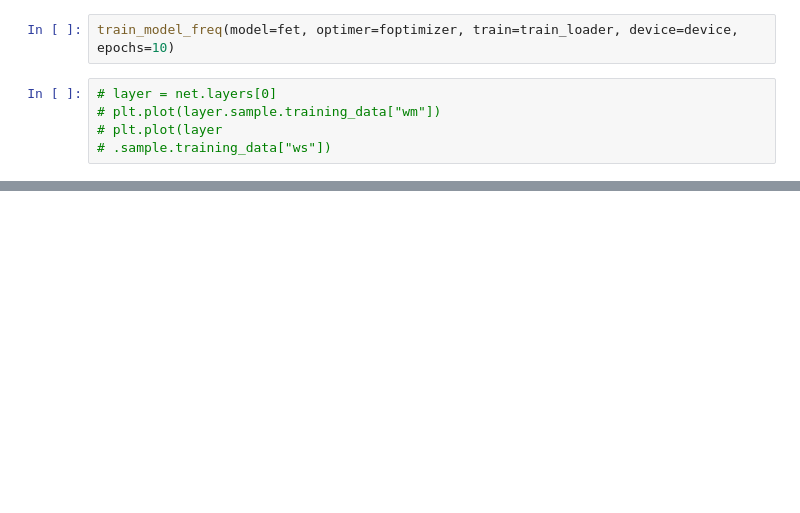
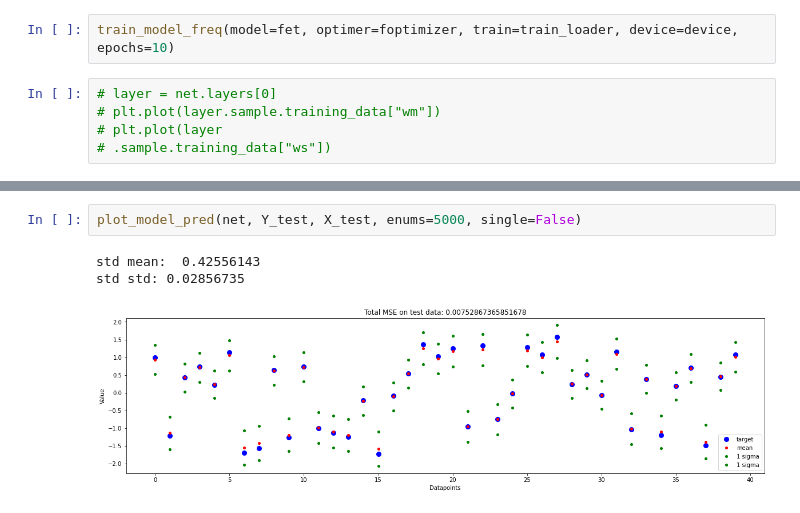
Before and after one commit to Haakooto/CS282_final_project, a Jupyter notebook: CloneClown/TheClownKing.ipynb, the cells around one changed output, grey strips where cells are left out. Saved outputs shown, nothing was run; the diff lists cells and outputs as text; blank space fills up the shorter version.

```diff
--- a/CloneClown/TheClownKing.ipynb
+++ b/CloneClown/TheClownKing.ipynb
@@ -127,3 +129,9 @@ plot_model_pred(net, Y_test, X_test, enums=1000, single=True)
+# %%
+plot_model_pred(net, Y_test, X_test, enums=5000, single=False)
+# %% [output]
+std mean:  0.42556143
+std std: 0.02856735
+[figure, added]
 # %%
 plot_model_pred_freq(fet, Y_test, X_test)
 # %% [output]
```
Also changed, not shown: parts of 6 cells of this notebook, 3 other files.
